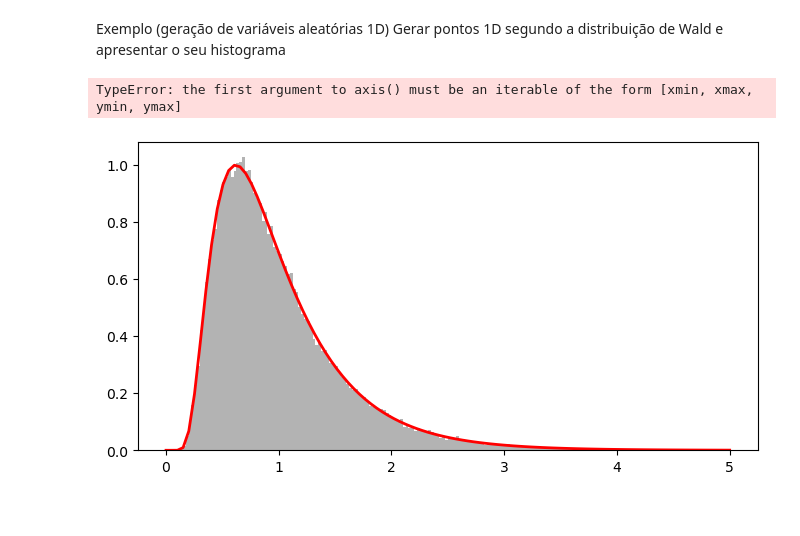
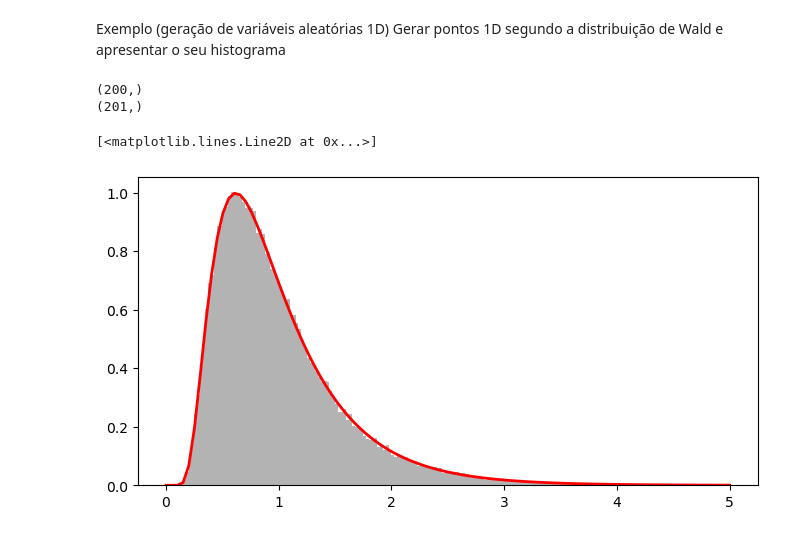
Before and after one commit to AnaSofOliveira/AA-22-23, a Jupyter notebook: Laboratorios/Lab1/Lab1.ipynb, the cells around one changed output. Cells and saved outputs as stored; diff of their text form; code cells hidden in the pictures.

```diff
--- a/Laboratorios/Lab1/Lab1.ipynb
+++ b/Laboratorios/Lab1/Lab1.ipynb
@@ -33,23 +33,33 @@ Random com seed:  [0.37454012]
 Exemplo (geração de variáveis aleatórias 1D) </br>
 Gerar pontos 1D segundo a distribuição de Wald e apresentar o seu histograma
 # %%
-from turtle import color
-
-
 x = rd.wald(1, 3, int(100000))
 
 hx, b = np.histogram(x, np.linspace(0, 5, 201), density=True)
+print(hx.shape)
+print(b.shape)
+
+# array hx tem 200 amostras e array b(bins) tem 201 amostras.
+# O array b tem 201 amostras porque não indica o números de
+# intervalos, mas o número de limites dos intervalos, ou seja,
+# [0, 200], logo tem 201 valores.
+# Assim, tenho que obter o valor intermédio de cada intervalo
+# para que consiga apresentar o histograma.
+# 1ºPego nos valores iniciais dos intervalos - b[1:]
+# 2ºPego nos valores finais dos intervalor - b[:-1]
+# 3ª Somo as duas ponto a ponto e divido por 2
 
 b = (b[:-1] + b[1:])/2.
 
 t = np.linspace(0.1e-6, 5, 100)
 
 fx = np.sqrt(3/(2*np.pi*t**3))*np.exp(-3*(t-1)**2/(2*t))
 
 plt.figure(figsize=(8, 4))
 plt.bar(b, hx, width=0.025, color=[0.7,0.7, 0.7])
 plt.plot(t, fx, 'r', linewidth=2)
-plt.axis([0.5, 0, 1.1])
 # %% [output]
-TypeError: the first argument to axis() must be an iterable of the form [xmin, xmax, ymin, ymax]
+(200,)
+(201,)
+[<matplotlib.lines.Line2D at 0x...>]
-[figure, old version]
+[figure, new version]
```
Also changed, not shown: parts of 4 cells of this notebook.
